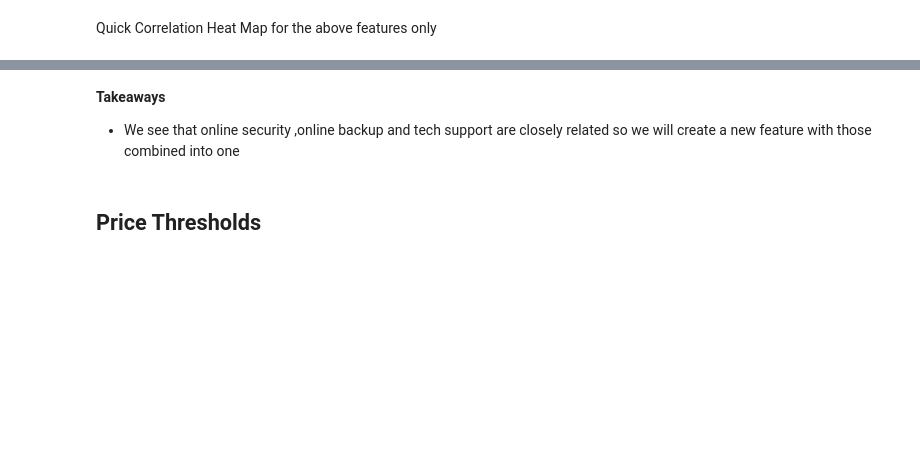
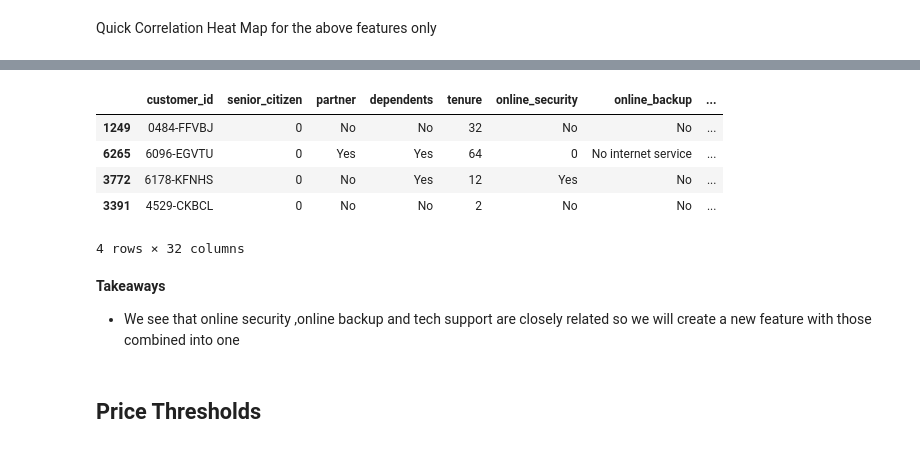
Before and after one commit to Churning-Up-the-Heat/classification-project, a Jupyter notebook: customers_churning_final.ipynb, the cells around one changed output, grey strips where cells are left out. Drawn from its saved outputs; the diff is of its cells as text; code cells hidden in the pictures; blank space fills up the shorter version.

```diff
--- a/customers_churning_final.ipynb
+++ b/customers_churning_final.ipynb
@@ -570,3 +585,12 @@ sns.heatmap(df.corr(), annot=True, cmap='Purples', fmt='.2%')
+# %%
+train.head(4)
+# %% [output]
+|  | customer_id | senior_citizen | partner | dependents | tenure | online_security | online_backup | ... |
+| 1249 | 0484-FFVBJ | 0 | No | No | 32 | No | No | ... |
+| 6265 | 6096-EGVTU | 0 | Yes | Yes | 64 | 0 | No internet service | ... |
+| 3772 | 6178-KFNHS | 0 | No | Yes | 12 | Yes | No | ... |
+| 3391 | 4529-CKBCL | 0 | No | No | 2 | No | No | ... |
+4 rows × 32 columns
 # %% [markdown]
 **Takeaways**
 - We see that online security ,online backup and tech support are closely related so we will create a new feature with those combined into one
```
Also changed, not shown: parts of 23 cells of this notebook, 1 other file.
